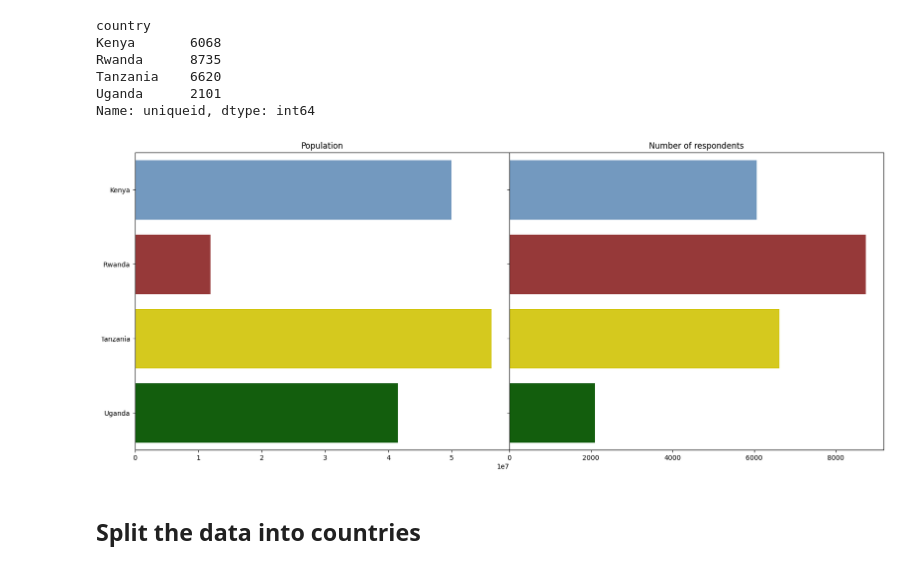
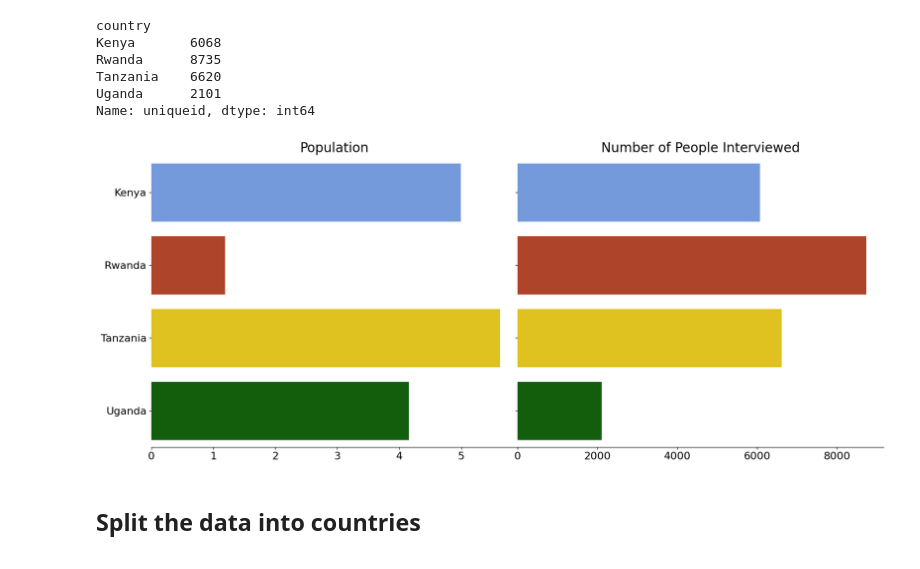
Before and after one commit to M4R1T4/ML_proj_Feb_2024, a Jupyter notebook: 01_Data_and_EDA.ipynb, the cells around one changed output. Cells and saved outputs as stored; diff of their text form; code cells hidden in the pictures.

Commit message:
nicer plots for the final presentation

```diff
--- a/01_Data_and_EDA.ipynb
+++ b/01_Data_and_EDA.ipynb
@@ -32,3 +27,7 @@ sns.set_palette(plot_colors)
+# %%
+plot_colors = ['Cornflowerblue','#C43714','gold','#076B00','#8368CC','darkorange']
+my_cmap =ListedColormap(sns.color_palette(plot_colors).as_hex())
+sns.set_palette(plot_colors)
 # %% [markdown]
 ### 1. Load the dataset
 # %%
@@ -186,27 +169,34 @@ Name: uniqueid, dtype: int64
 #               ylabel = '' )
 # %%
 fig,ax = plt.subplots(1,2, sharey=True,figsize=(20,8))
-count = 0
-#cmap = matplotlib.colors.ListedColormap(plot_colors)
+#sns(font_scale=2)
+sns.despine(left = True)
 ax1 = sns.barplot(x = country_data['population'],
                   y = country_data['country'],
                   ax=ax[0],
                   )
-ax1.set(title = 'Population',
-              xlabel = '',
-              ylabel = '' )
+ax1.set_title('Population', fontsize=20)
+ax1.set(xlabel = '',
+        ylabel = ''
+              )
+ax1.set_xticklabels(ax1.get_xticklabels(), fontsize=16)
+ax1.set_yticklabels(ax1.get_yticklabels(), fontsize=16)
 
 ax2 = sns.barplot(x = df.groupby('country').uniqueid.count().values,
                   y = df.groupby('country').uniqueid.count().index,
                   ax=ax[1])
-ax2.set(title = 'Number of respondents',
-              xlabel = '',
-              ylabel = '' )
+ax2.set_title('Number of People Interviewed', fontsize=20 )
+ax2.set(xlabel = '',
+        ylabel = ''
+            )
+ax2.set_xticklabels(ax2.get_xticklabels(), fontsize=16)
 
 fig.subplots_adjust(wspace=0, hspace=0)
+picname = 'plots_and_pictures/population_vs_number.png'
+plt.savefig(picname, transparent=True)
 plt.show()
 # %% [output]
-[figure, old version]
+[figure, new version]
 # %% [markdown]
 ## Split the data into countries
 # %%
```
Also changed, not shown: parts of 21 cells of this notebook.
